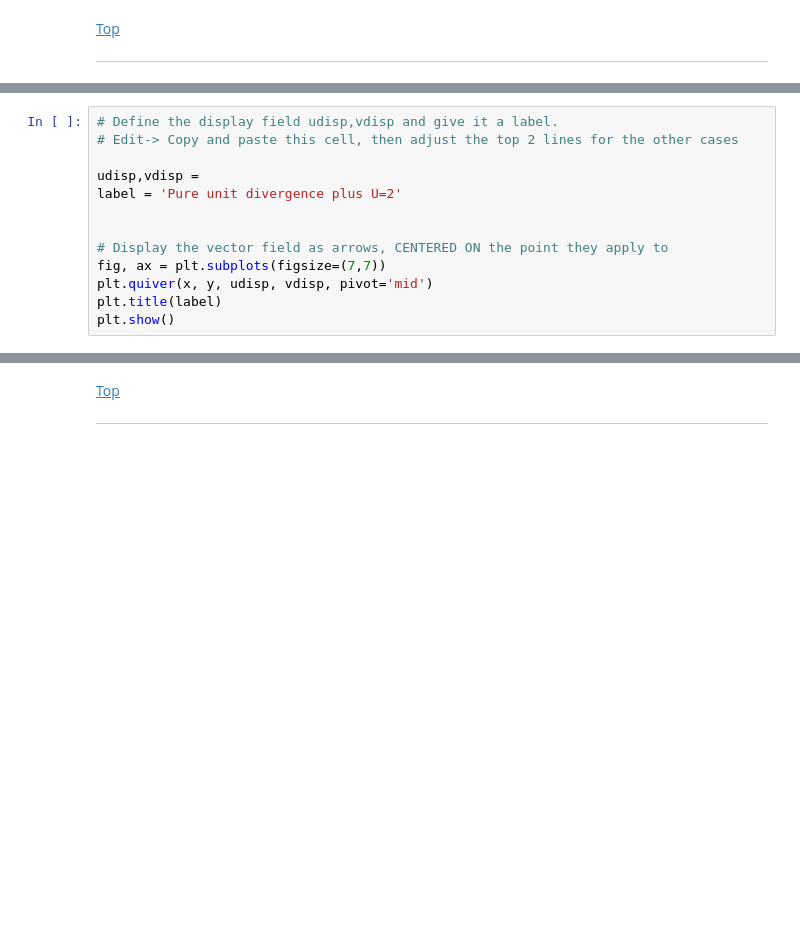
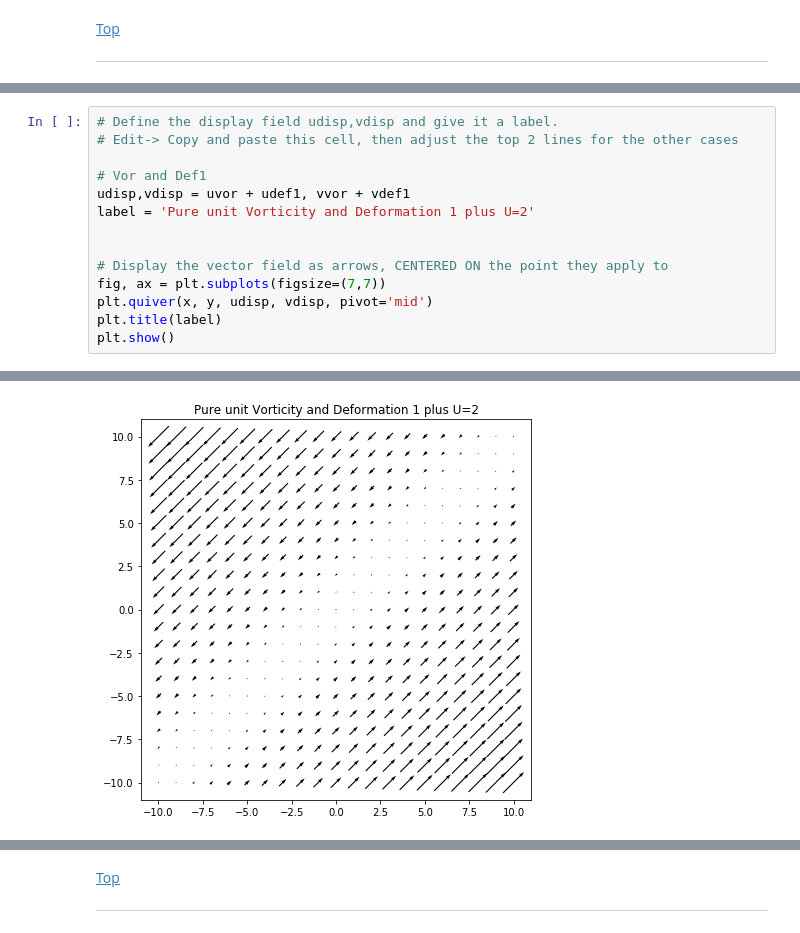
Before and after one commit to quiiztoph/ATM651_IntroAtmDynamics, a Jupyter notebook: Unit1-Terminology_and_Tools/HW/Kinematics_Fayad.ipynb, the cells around one changed output, grey strips where cells are left out. Cells and saved outputs as stored; diff of their text form; blank space fills up the shorter version.

```diff
--- a/Unit1-Terminology_and_Tools/HW/Kinematics_Fayad.ipynb
+++ b/Unit1-Terminology_and_Tools/HW/Kinematics_Fayad.ipynb
@@ -134,8 +186,9 @@ plt.show()
 # Define the display field udisp,vdisp and give it a label.
 # Edit-> Copy and paste this cell, then adjust the top 2 lines for the other cases
 
-udisp,vdisp =
-label = 'Pure unit divergence plus U=2'
+# Vor and Def1
+udisp,vdisp = uvor + udef1, vvor + vdef1
+label = 'Pure unit Vorticity and Deformation 1 plus U=2'
 
 
 # Display the vector field as arrows, CENTERED ON the point they apply to
@@ -147,0 +200 @@ SyntaxError: invalid syntax (<ipython-input-4-0a63e4a15c69>, line 4)
+[figure, added]
```
Also changed, not shown: parts of 19 cells of this notebook.
